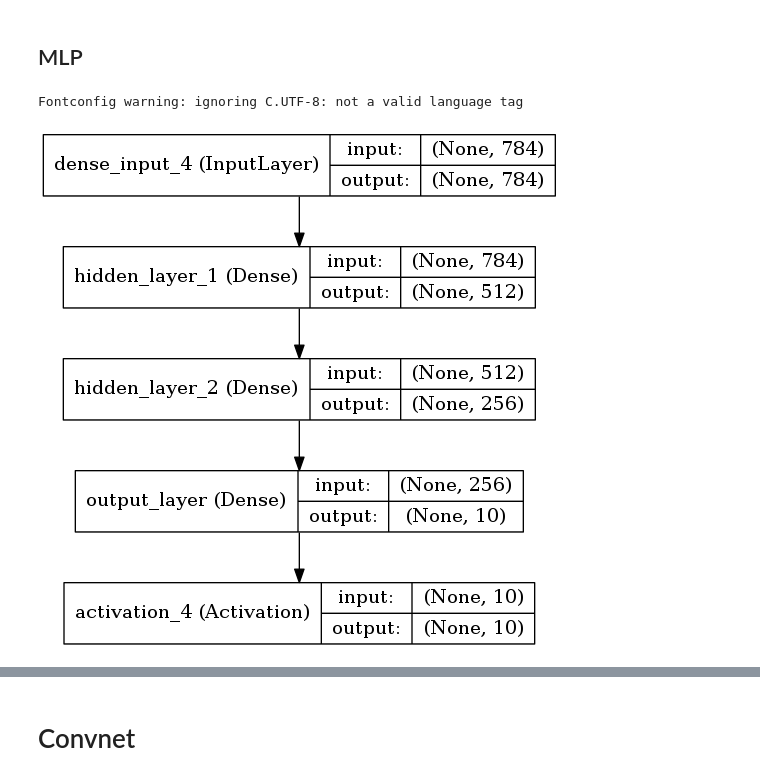
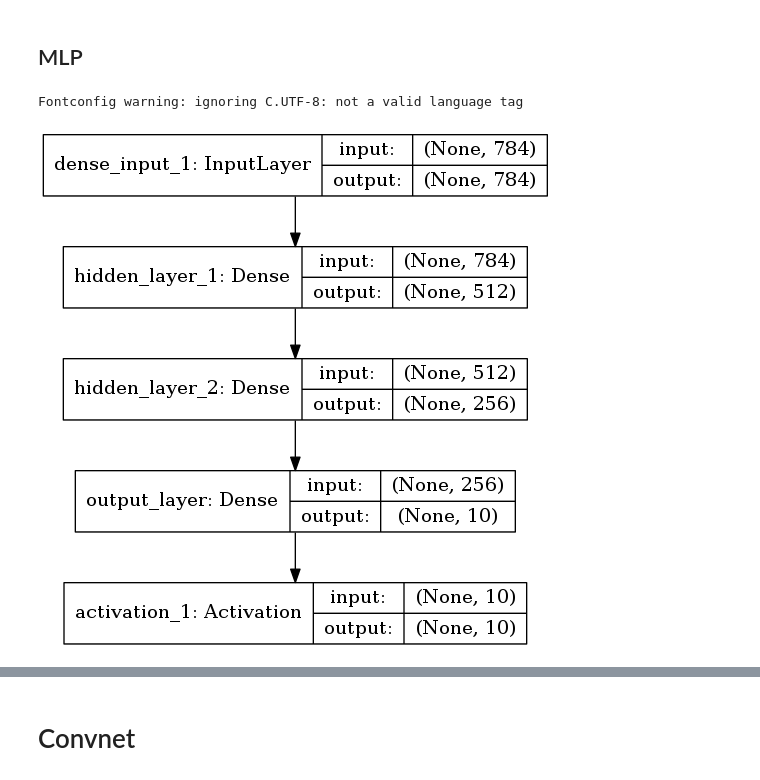
Before and after one commit to tboquet/presentations, a Jupyter notebook: Keras_intro.ipynb, the cells around one changed output, grey strips where cells are left out. Cells and saved outputs as stored; diff of their text form; code cells hidden in the pictures.

```diff
--- a/Keras_intro.ipynb
+++ b/Keras_intro.ipynb
@@ -101,22 +106,22 @@ from keras.layers import Convolution2D, MaxPooling2D
 from keras.utils import np_utils
 from keras import backend as K
 import matplotlib.pyplot as plt
-plt.style.use('ggplot')
+# plt.style.use('ggplot')
 
 batch_size = 128
 nb_classes = 10
-nb_epoch = 12
-
-input_shape = (img_rows, img_cols, 1)
+nb_epoch = 5
 
 # input image dimensions
 img_rows, img_cols = 28, 28
 # number of convolutional filters to use
-nb_filters = 32
+nb_filters = 128
 # size of pooling area for max pooling
 pool_size = (2, 2)
 # convolution kernel size
 kernel_size = (3, 3)
+
+input_shape = (img_rows, img_cols, 1)
 
 # the data, shuffled and split between train and test sets
 (X_train, y_train), (X_test, y_test) = mnist.load_data()
@@ -125,6 +130,7 @@ X_train = X_train.astype('float32')
 X_test = X_test.astype('float32')
 X_train /= 255
 X_test /= 255
+
 print('X_train shape:', X_train.shape)
 print(X_train.shape[0], 'train samples')
 print(X_test.shape[0], 'test samples')
@@ -157,8 +163,8 @@ from keras.utils.visualize_util import model_to_dot
 def vizu_model(model):
     return Image(model_to_dot(model, show_layer_names=True, show_shapes=True).create(prog='dot', format='png'))
 # %%
-vizu_model(mult_logistic)
+vizu_model(mlp)
 # %% [output]
 Fontconfig warning: ignoring C.UTF-8: not a valid language tag
-[figure, old version]
+[figure, new version]
 # %%
```
Also changed, not shown: parts of 53 cells of this notebook, 1 other file.
